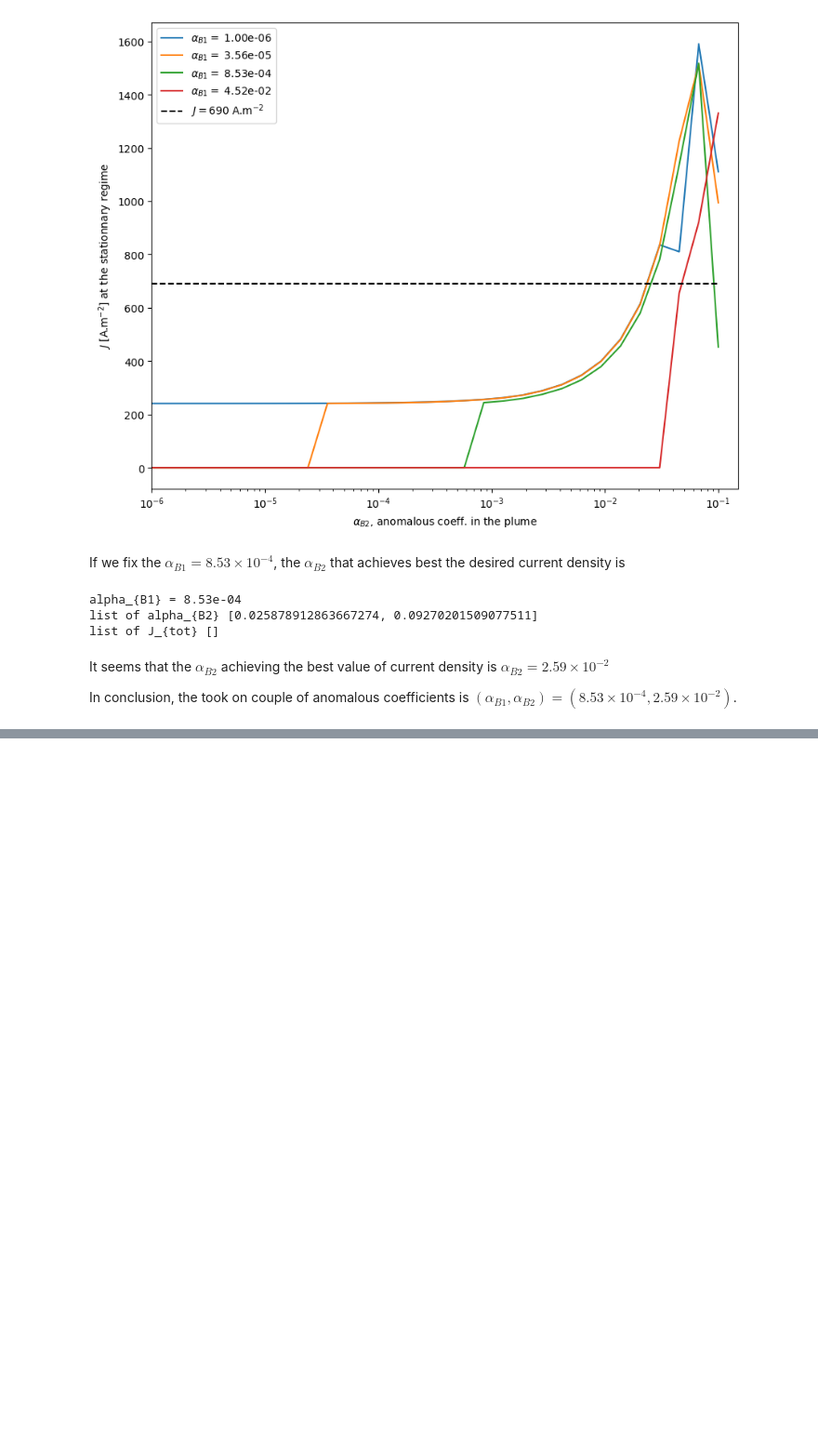
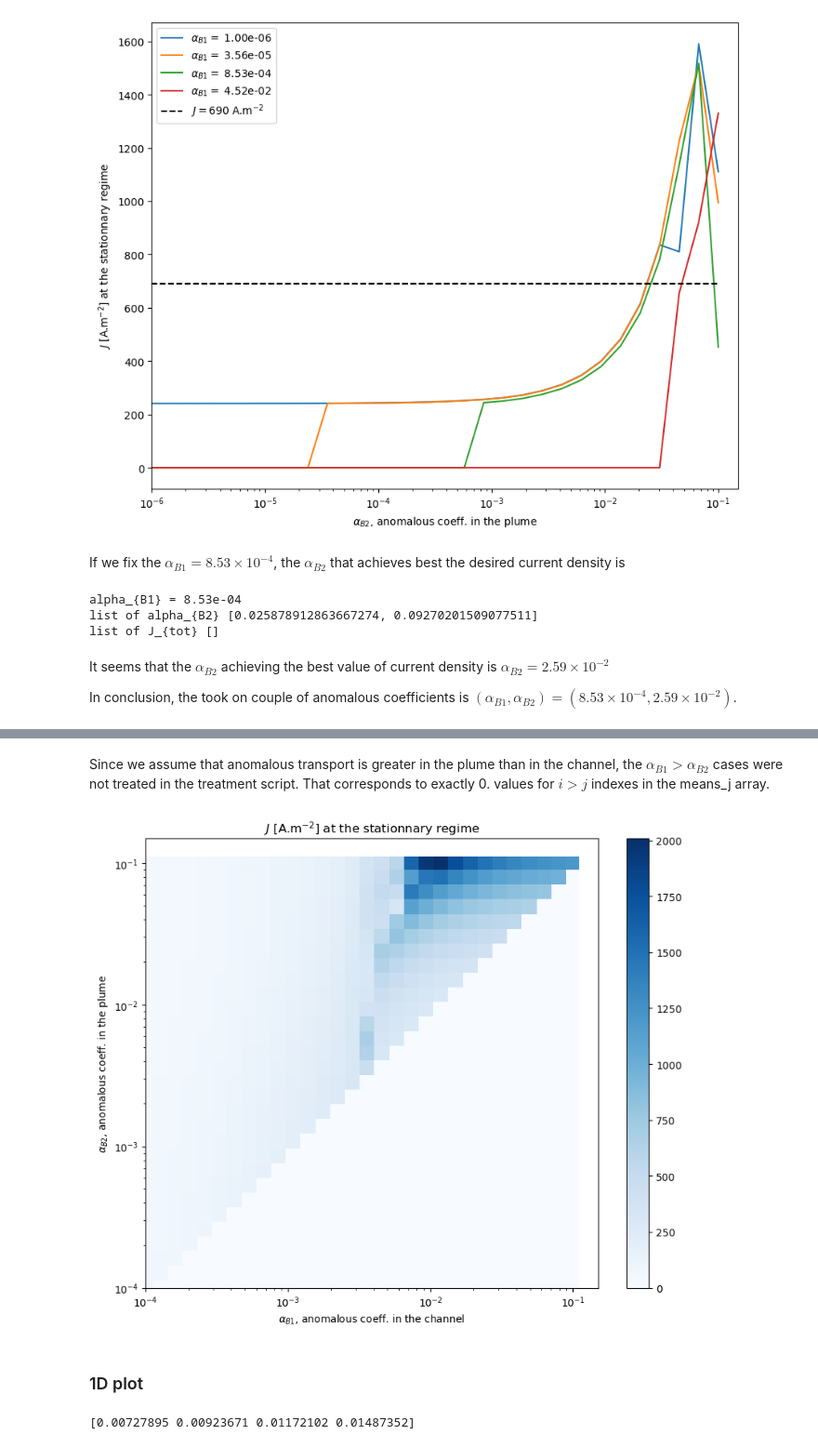
Before and after one commit to federicopetronio/FLHET1D, a Jupyter notebook: plots_alphaB_param_study.ipynb, the cells around one changed output, grey strips where cells are left out. Shown at 93% size. Saved outputs shown, nothing was run; the diff lists cells and outputs as text; code cells hidden in the pictures; blank space fills up the shorter version.

Commit message:
Made another param. study for the no elastic collisions case.

```diff
--- a/plots_alphaB_param_study.ipynb
+++ b/plots_alphaB_param_study.ipynb
@@ -186,0 +191,36 @@ In conclusion, the took on couple of anomalous coefficients is $(\alpha_{B1}, \a
+# %%
+dirname = os.getcwd()
+datapath2 = dirname + "/Results/2nd_alphaB_param_study"
+# %%
+alpha_B1_mesh   = np.loadtxt(datapath2+"/alphaB1_mesh.csv", delimiter='\t')
+alpha_B2_mesh   = np.loadtxt(datapath2+"/alphaB2_mesh.csv", delimiter='\t')
+means_j         = np.loadtxt(datapath2+"/mean_j_array.csv", delimiter='\t')
+# %% [markdown]
+Since we assume that anomalous transport is greater in the plume than in the channel, the $\alpha_{B1} > \alpha_{B2}$ cases were not treated in the treatment script. That corresponds to exactly 0. values for $i > j$ indexes in the means_j array.
+# %%
+fig = plt.figure(figsize=(10, 8),  dpi = 100)
+
+pcm0 = plt.pcolormesh(alpha_B1_mesh, alpha_B2_mesh, means_j, shading='nearest', cmap='Blues')
+fig.colorbar(pcm0)
+plt.xscale('log')
+plt.xlim([1e-4,0.15])
+plt.yscale('log')
+plt.ylim([1e-4,0.15])
+plt.xlabel("$\\alpha_{B1}$, anomalous coeff. in the channel")
+plt.ylabel("$\\alpha_{B2}$, anomalous coeff. in the plume")
+plt.title("$J$ [A.m$^{-2}$] at the stationnary regime")
+plt.show()
+# %% [output]
+[figure, added]
+# %% [markdown]
+### 1D plot
+# %%
+ias = [18,
+       19,
+       20,
+       21
+]
+alpha_B1_sca  = alpha_B1_mesh[0,ias]
+print(alpha_B1_sca)
+# %% [output]
+[0.00727895 0.00923671 0.01172102 0.01487352]
```
Also changed, not shown: parts of 16 cells of this notebook, 2 other files.
